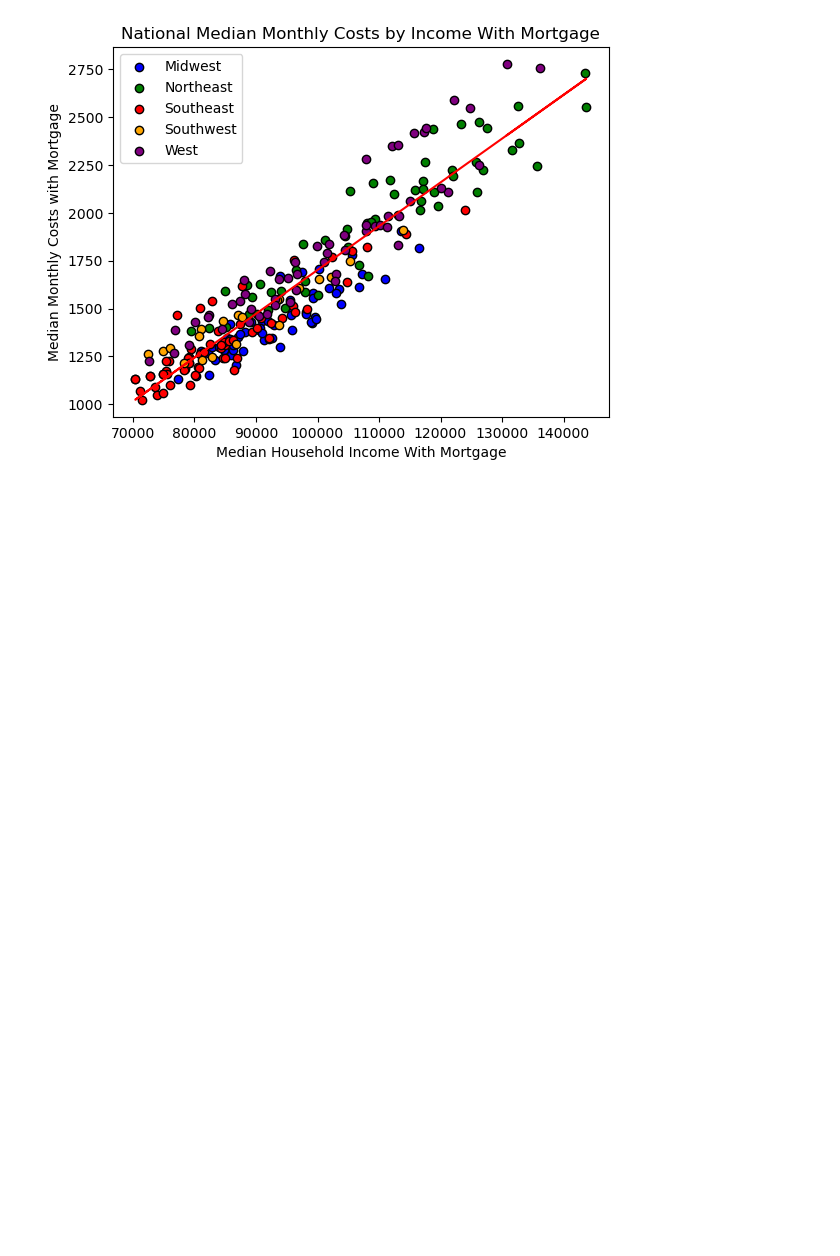
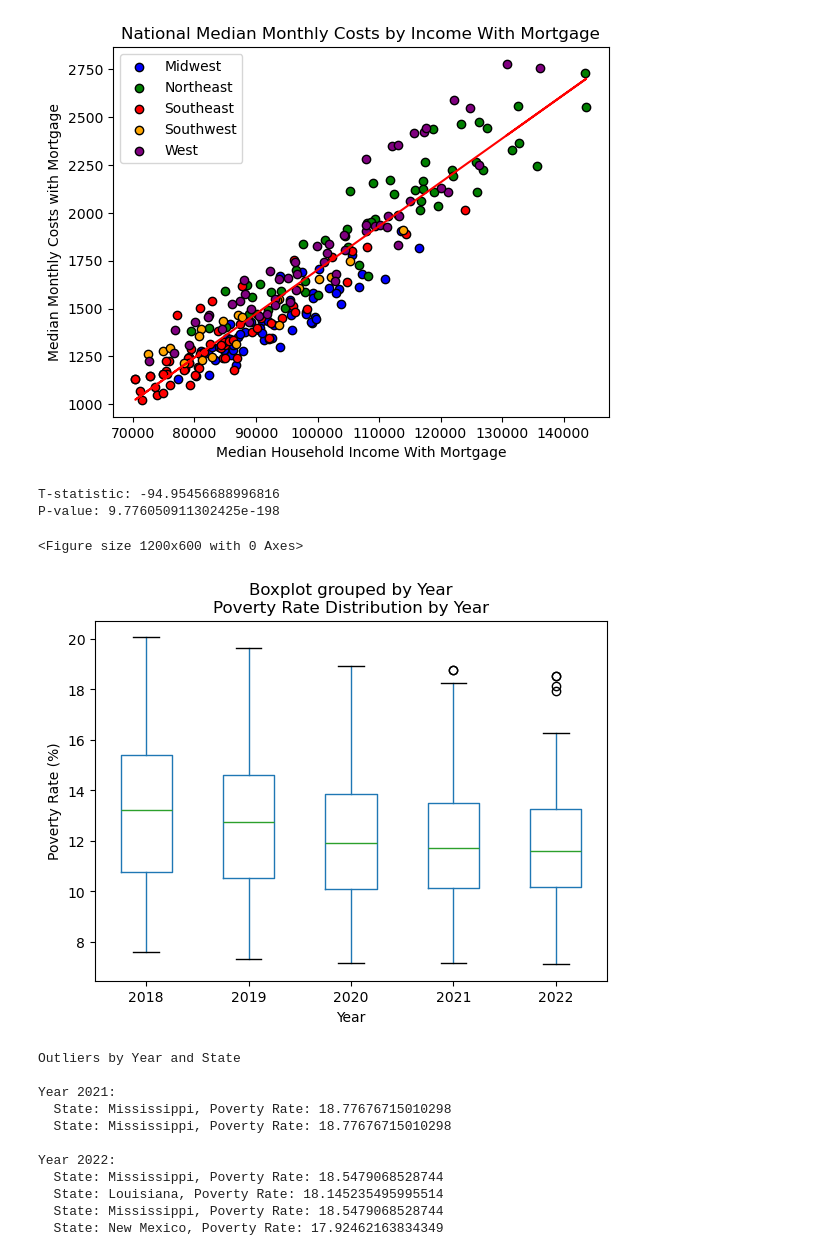
Before and after one commit to cmhillm75/US-Housing-Trends, a Jupyter notebook: nationwide.ipynb, the cells around one changed output. Saved outputs shown, nothing was run; the diff lists cells and outputs as text; code cells hidden in the pictures; blank space fills up the shorter version.

Commit message:
added stats to nationwide

```diff
--- a/nationwide.ipynb
+++ b/nationwide.ipynb
@@ -375,3 +389,67 @@ plt.legend()
 plt.show()
 # %% [output]
 [figure]
+# %%
+# Define the sample populations.
+mortgage_costs = census_pd["Median Monthly Costs with Mortgage"]
+mortgage_income = census_pd["Median Household Income with Mortgage"]
+
+# Perform the independent samples t-test
+t_stat, p_value = stats.ttest_ind(mortgage_costs, mortgage_income, equal_var=False)
+
+# Print the results
+print(f"T-statistic: {t_stat}")
+print(f"P-value: {p_value}")
+# %% [output]
+T-statistic: -94.95456688996816
+P-value: 9.776050911302425e-198
+# %%
+# Create boxplot for Poverty Rate by Year
+plt.figure(figsize=(12, 6))
+census_pd.boxplot(column="Poverty Rate", by="Year")
+
+# Customize the plot
+plt.title('Poverty Rate Distribution by Year')
+plt.xlabel('Year')
+plt.ylabel('Poverty Rate (%)')
+plt.grid(False)
+#plt.suptitle('')  # Suppress the default title to keep it clean
+
+# Show the plot
+plt.show()
+
+# Calculate and list the outliers with states
+outliers_list = []
+
+for year in census_pd["Year"].unique():
+    year_data = census_pd[census_pd["Year"] == year][["State", "Poverty Rate"]]
+    Q1 = year_data["Poverty Rate"].quantile(0.25)
+    Q3 = year_data["Poverty Rate"].quantile(0.75)
+    IQR = Q3 - Q1
+    lower_bound = Q1 - 1.5 * IQR
+    upper_bound = Q3 + 1.5 * IQR
+    outliers = year_data[(year_data["Poverty Rate"] < lower_bound) | (year_data["Poverty Rate"] > upper_bound)]
+
+    if not outliers.empty:
+        outliers_list.append((year, outliers))
+
+# Print the outliers
+print("Outliers by Year and State")
+for year, outliers in outliers_list:
+    print(f"\nYear {year}:")
+    for index, row in outliers.iterrows():
+        print(f"  State: {row['State']}, Poverty Rate: {row['Poverty Rate']}")
+# %% [output]
+<Figure size 1200x600 with 0 Axes>
+[figure, added]
+Outliers by Year and State
+
+Year 2021:
+  State: Mississippi, Poverty Rate: 18.77676715010298
+  State: Mississippi, Poverty Rate: 18.77676715010298
+
+Year 2022:
+  State: Mississippi, Poverty Rate: 18.5479068528744
+  State: Louisiana, Poverty Rate: 18.145235495995514
+  State: Mississippi, Poverty Rate: 18.5479068528744
+  State: New Mexico, Poverty Rate: 17.92462163834349
```
Also changed, not shown: parts of 1 cell of this notebook.
